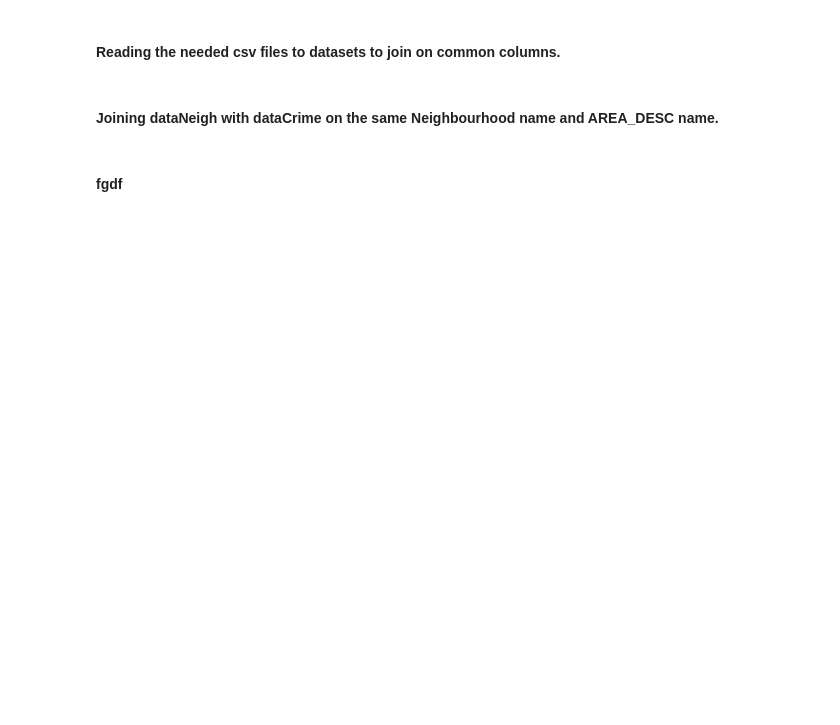
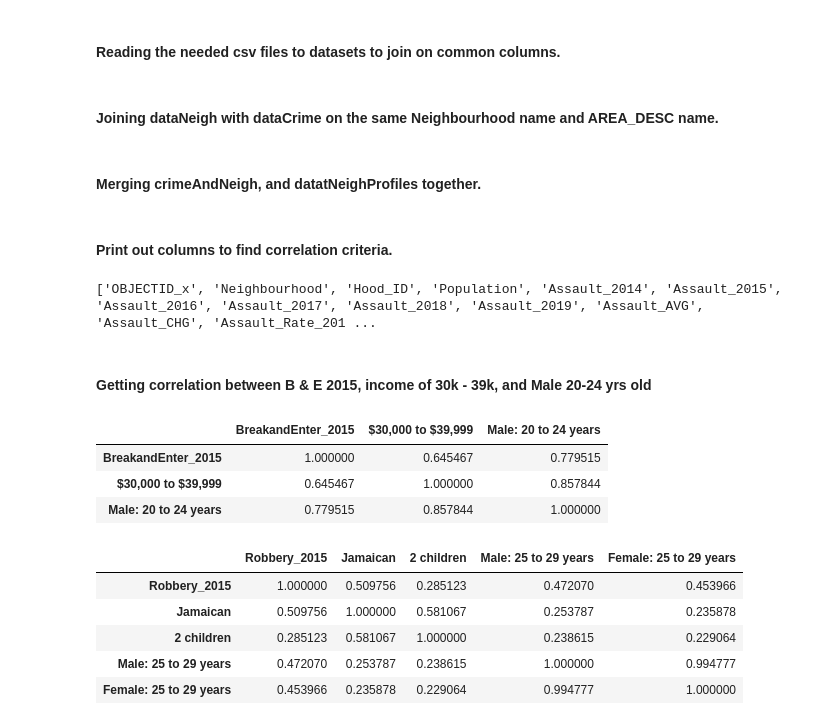
Before and after one commit to OwenMussy99/AI_Final_Proj, a Jupyter notebook: Final/AI_Final_Proj_Code.ipynb, the cells around one changed output. Saved outputs shown, nothing was run; the diff lists cells and outputs as text; code cells hidden in the pictures; blank space fills up the shorter version.

```diff
--- a/Final/AI_Final_Proj_Code.ipynb
+++ b/Final/AI_Final_Proj_Code.ipynb
@@ -114,7 +116,44 @@ dataNeigh = pd.read_csv ('Neighbourhoods-4326.csv')
 crimeAndNeigh = dataCrime.merge(dataNeigh,left_on = 'Neighbourhood', right_on = 'AREA_DESC')
 #print(crimeAndNeigh)
 # %% [markdown]
-#### fgdf
+#### Merging crimeAndNeigh, and datatNeighProfiles together.
 # %%
 totalDF = pd.merge(crimeAndNeigh, dataNeighProfiles, on = 'Neighbourhood')
 totalDF.to_csv('totalDF.csv')
+# %% [markdown]
+#### Print out columns to find correlation criteria.
+# %%
+features1 = list(["BreakandEnter_2015","Divorced","$30,000 to $39,999"])
+print(totalDF.columns.tolist())
+#totalDF[features1].corr()
+# %% [output]
+['OBJECTID_x', 'Neighbourhood', 'Hood_ID', 'Population', 'Assault_2014', 'Assault_2015', 'Assault_2016', 'Assault_2017', 'Assault_2018', 'Assault_2019', 'Assault_AVG', 'Assault_CHG', 'Assault_Rate_201 ...
+# %% [markdown]
+#### Getting correlation between B & E 2015, income of 30k - 39k, and Male 20-24 yrs old
+# %%
+totalDF["Male: 20 to 24 years"] = pd.to_numeric(totalDF["Male: 20 to 24 years"])
+totalDF["    $30,000 to $39,999"] = pd.to_numeric(totalDF["    $30,000 to $39,999"])
+correlation1 = totalDF[["BreakandEnter_2015", "    $30,000 to $39,999", "Male: 20 to 24 years"]].corr()
+correlation1
+# %% [output]
+|  | BreakandEnter_2015 | $30,000 to $39,999 | Male: 20 to 24 years |
+| BreakandEnter_2015 | 1.000000 | 0.645467 | 0.779515 |
+| $30,000 to $39,999 | 0.645467 | 1.000000 | 0.857844 |
+| Male: 20 to 24 years | 0.779515 | 0.857844 | 1.000000 |
+# %%
+totalDF["Robbery_2015"] = pd.to_numeric(totalDF["Robbery_2015"])
+totalDF["Female: 25 to 29 years"] = pd.to_numeric(totalDF["Female: 25 to 29 years"])
+totalDF["Male: 25 to 29 years"] = pd.to_numeric(totalDF["Male: 25 to 29 years"])
+#Below is removes commas from the column.
+#totalDF[" Jamaican"] = totalDF[" Jamaican"].str.replace(',','')
+totalDF[" Jamaican"] = pd.to_numeric(totalDF[" Jamaican"])
+totalDF["    2 children"] = pd.to_numeric(totalDF["    2 children"])
+correlation2 = totalDF[["Robbery_2015", " Jamaican", "    2 children", "Male: 25 to 29 years", "Female: 25 to 29 years"]].corr()
+correlation2
+# %% [output]
+|  | Robbery_2015 | Jamaican | 2 children | Male: 25 to 29 years | Female: 25 to 29 years |
+| Robbery_2015 | 1.000000 | 0.509756 | 0.285123 | 0.472070 | 0.453966 |
+| Jamaican | 0.509756 | 1.000000 | 0.581067 | 0.253787 | 0.235878 |
+| 2 children | 0.285123 | 0.581067 | 1.000000 | 0.238615 | 0.229064 |
+| Male: 25 to 29 years | 0.472070 | 0.253787 | 0.238615 | 1.000000 | 0.994777 |
+| Female: 25 to 29 years | 0.453966 | 0.235878 | 0.229064 | 0.994777 | 1.000000 |
```
Also changed, not shown: parts of 1 cell of this notebook.
